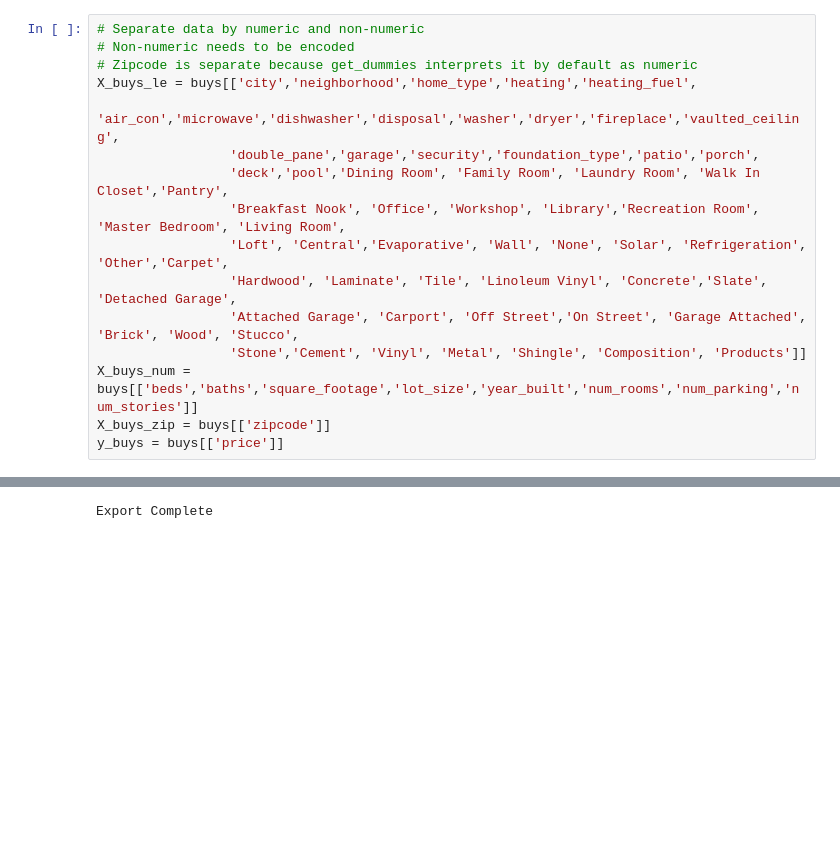
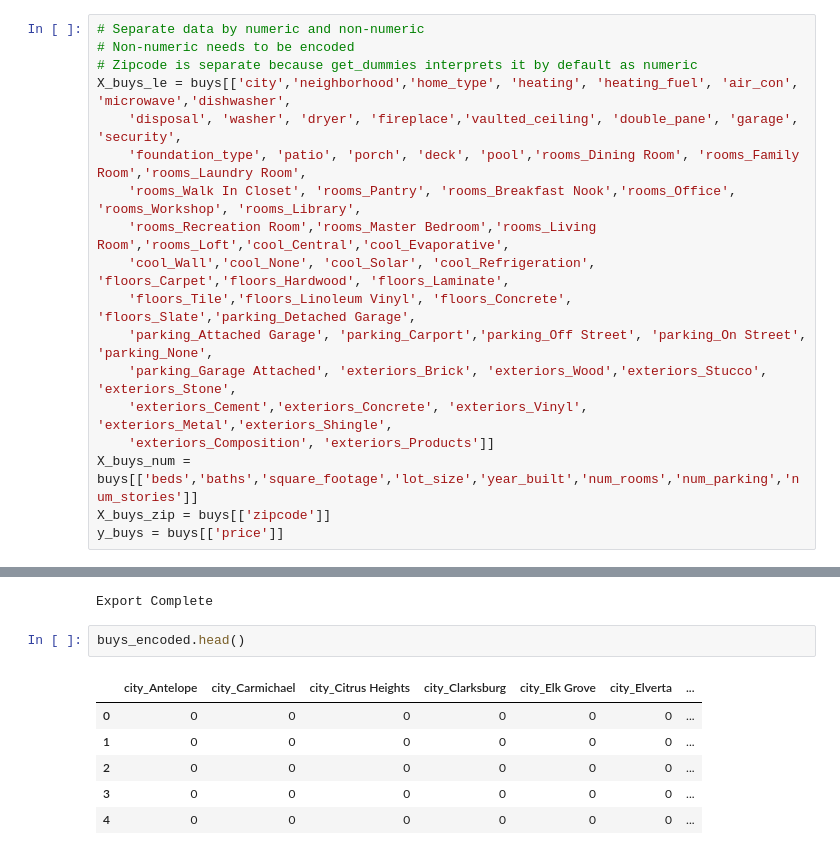
Before and after one commit to tbergama/final-project, a Jupyter notebook: preProcessing/Encoding.ipynb, the cells around one changed output, grey strips where cells are left out. Cells and saved outputs as stored; diff of their text form; blank space fills up the shorter version.

```diff
--- a/preProcessing/Encoding.ipynb
+++ b/preProcessing/Encoding.ipynb
@@ -49,15 +50,17 @@ Index(['url', 'street_address', 'city', 'state', 'zipcode', 'neighborhood',
 # Separate data by numeric and non-numeric
 # Non-numeric needs to be encoded
 # Zipcode is separate because get_dummies interprets it by default as numeric
-X_buys_le = buys[['city','neighborhood','home_type','heating','heating_fuel',
-                 'air_con','microwave','dishwasher','disposal','washer','dryer','fireplace','vaulted_ceiling',
-                 'double_pane','garage','security','foundation_type','patio','porch',
-                 'deck','pool','Dining Room', 'Family Room', 'Laundry Room', 'Walk In Closet','Pantry',
-                 'Breakfast Nook', 'Office', 'Workshop', 'Library','Recreation Room', 'Master Bedroom', 'Living Room',
-                 'Loft', 'Central','Evaporative', 'Wall', 'None', 'Solar', 'Refrigeration', 'Other','Carpet',
-                 'Hardwood', 'Laminate', 'Tile', 'Linoleum Vinyl', 'Concrete','Slate', 'Detached Garage',
-                 'Attached Garage', 'Carport', 'Off Street','On Street', 'Garage Attached', 'Brick', 'Wood', 'Stucco',
-                 'Stone','Cement', 'Vinyl', 'Metal', 'Shingle', 'Composition', 'Products']]
+X_buys_le = buys[['city','neighborhood','home_type', 'heating', 'heating_fuel', 'air_con', 'microwave','dishwasher',
+    'disposal', 'washer', 'dryer', 'fireplace','vaulted_ceiling', 'double_pane', 'garage', 'security',
+    'foundation_type', 'patio', 'porch', 'deck', 'pool','rooms_Dining Room', 'rooms_Family Room','rooms_Laundry Room',
+    'rooms_Walk In Closet', 'rooms_Pantry', 'rooms_Breakfast Nook','rooms_Office', 'rooms_Workshop', 'rooms_Library',
+    'rooms_Recreation Room','rooms_Master Bedroom','rooms_Living Room','rooms_Loft','cool_Central','cool_Evaporative',
+    'cool_Wall','cool_None', 'cool_Solar', 'cool_Refrigeration', 'floors_Carpet','floors_Hardwood', 'floors_Laminate',
+    'floors_Tile','floors_Linoleum Vinyl', 'floors_Concrete', 'floors_Slate','parking_Detached Garage',
+    'parking_Attached Garage', 'parking_Carport','parking_Off Street', 'parking_On Street', 'parking_None',
+    'parking_Garage Attached', 'exteriors_Brick', 'exteriors_Wood','exteriors_Stucco', 'exteriors_Stone',
+    'exteriors_Cement','exteriors_Concrete', 'exteriors_Vinyl', 'exteriors_Metal','exteriors_Shingle',
+    'exteriors_Composition', 'exteriors_Products']]
 X_buys_num = buys[['beds','baths','square_footage','lot_size','year_built','num_rooms','num_parking','num_stories']]
 X_buys_zip = buys[['zipcode']]
 y_buys = buys[['price']]
@@ -123,3 +124,12 @@ rents_encoded.to_csv('rents_encoded.csv')
 print('Export Complete')
 # %% [output]
 Export Complete
+# %%
+buys_encoded.head()
+# %% [output]
+|  | city_Antelope | city_Carmichael | city_Citrus Heights | city_Clarksburg | city_Elk Grove | city_Elverta | ... |
+| 0 | 0 | 0 | 0 | 0 | 0 | 0 | ... |
+| 1 | 0 | 0 | 0 | 0 | 0 | 0 | ... |
+| 2 | 0 | 0 | 0 | 0 | 0 | 0 | ... |
+| 3 | 0 | 0 | 0 | 0 | 0 | 0 | ... |
+| 4 | 0 | 0 | 0 | 0 | 0 | 0 | ... |
```
Also changed, not shown: parts of 7 cells of this notebook, 5 other files.
